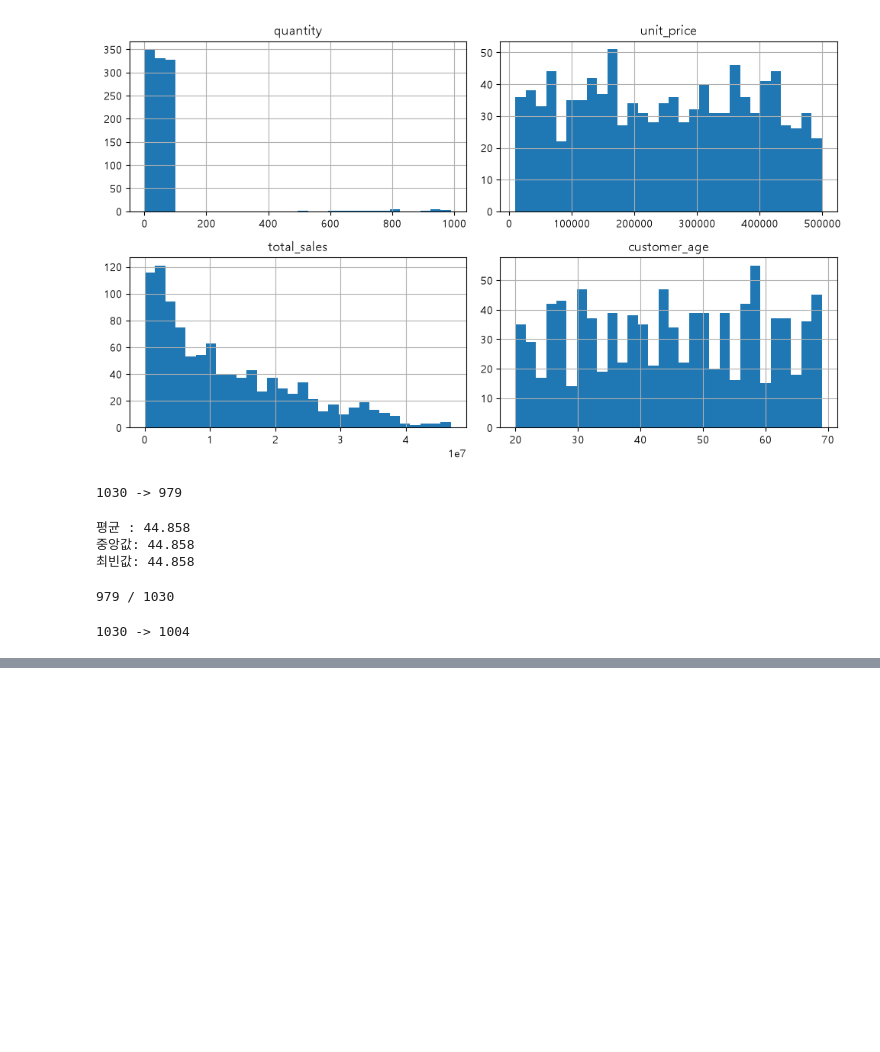
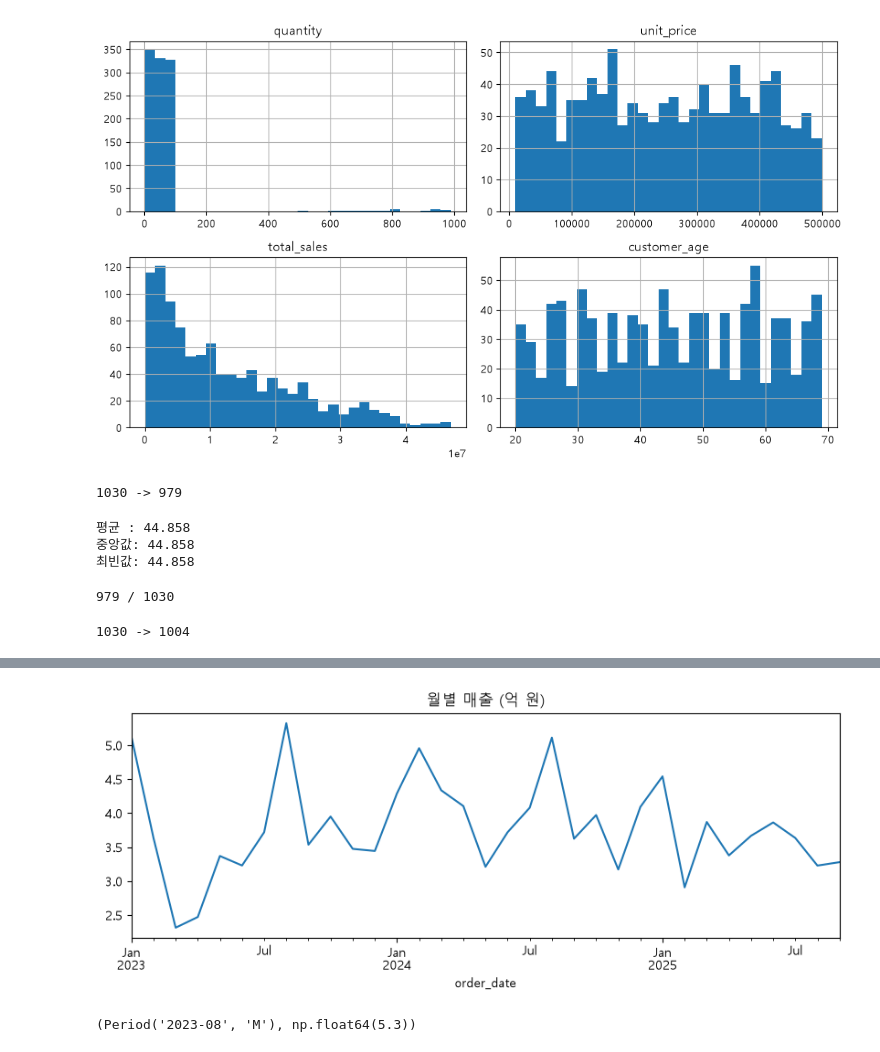
Before and after one commit to studentzzang/flask-practice1, a Jupyter notebook: data_analysis/sales.ipynb, the cells around one changed output, grey strips where cells are left out. Cells and saved outputs as stored; diff of their text form; code cells hidden in the pictures; blank space fills up the shorter version.

```diff
--- a/data_analysis/sales.ipynb
+++ b/data_analysis/sales.ipynb
@@ -169,0 +290,9 @@ print(before, "->", len(df))
+# %%
+month = df["order_date"].dt.to_period("M")
+monthly = df.groupby(month)["total_sales"].sum() / 1e8
+monthly.plot(figsize=(10, 3.2), title="월별 매출 (억 원)")
+plt.show()
+monthly.idxmax(), round(monthly.max(), 1)
+# %% [output]
+[figure, added]
+(Period('2023-08', 'M'), np.float64(5.3))
```
Also changed, not shown: parts of 16 cells of this notebook, 1 other file.
